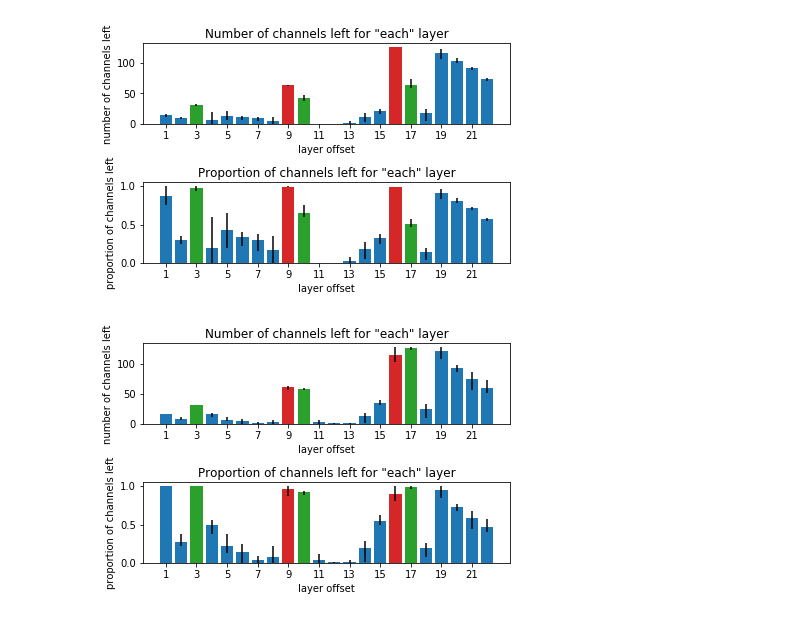
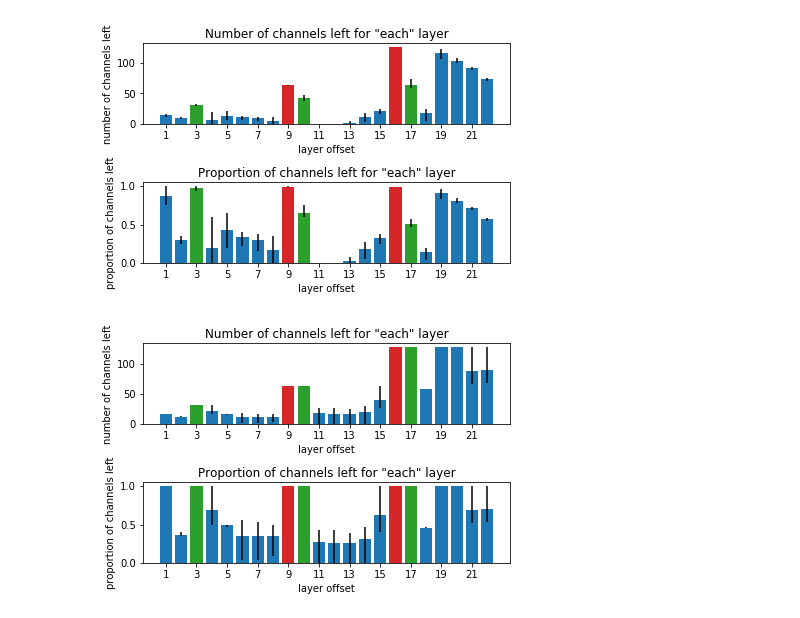
Before and after one commit to NatGr/Master_Thesis, a Jupyter notebook: NetAdapt/visualize.ipynb, the cells around one changed output. Drawn from its saved outputs; the diff is of its cells as text; code cells hidden in the pictures.

```diff
--- a/NetAdapt/visualize.ipynb
+++ b/NetAdapt/visualize.ipynb
@@ -116,9 +127,12 @@ if False:
 # %%
 fig, ax = plt.subplots(1, figsize=(9, 8))
-sns.scatterplot(x="measured_time", y="retrain_scratch", data=results, hue='method',
-                legend='brief', ax=ax)
-ax.set_title('Comparison between fisher with perf table and NetAdapt', fontsize=15)
+comp_results = results[np.logical_or(results.group.isnull(), results.group == 'l2')]
+# do not take the variants of NetAdapt into account for graph clarity
+
+sns.scatterplot(x="measured_time", y="retrain_scratch", data=comp_results, hue='method',
+                style='method', legend='brief', ax=ax, s=60, alpha=0.8)
 ax.set_xlabel('measured inference time (ms)', fontsize=12)
 ax.set_ylabel('error (%)', fontsize=12)
 ax.grid(True)
+# plt.savefig("pruning_cmparison.pdf")
 # %% [output]
@@ -200,10 +216,10 @@ plot_channels_left(files_names, net='res-40-2', save_name=None)
 # %% [output]
 [figure]
 # %%
-files_names = ['res-40-2-fisher_pruned-pf=0.6-dr=0.98-allow_small-init_red_fact=30',
-               'res-40-2-fisher_pruned-pf=0.6-dr=0.98-allow_small-init_red_fact=30-2',
-               'res-40-2-fisher_pruned-pf=0.6-dr=0.98-allow_small-init_red_fact=30-3']
+files_names = ['res-40-2-l2_pruned-pf=0.6-dr=0.98-init_red_fact=30',
+               'res-40-2-l2_pruned-pf=0.6-dr=0.98-init_red_fact=30-2',
+               'res-40-2-l2_pruned-pf=0.6-dr=0.98-init_red_fact=30-3']
 files_names = [os.path.join('nbr_channels', file_name) for file_name in files_names]
 plot_channels_left(files_names, net='res-40-2', save_name=None)
 # %% [output]
-[figure, old version]
+[figure, new version]
```
Also changed, not shown: parts of 8 cells of this notebook, 2 other files.
